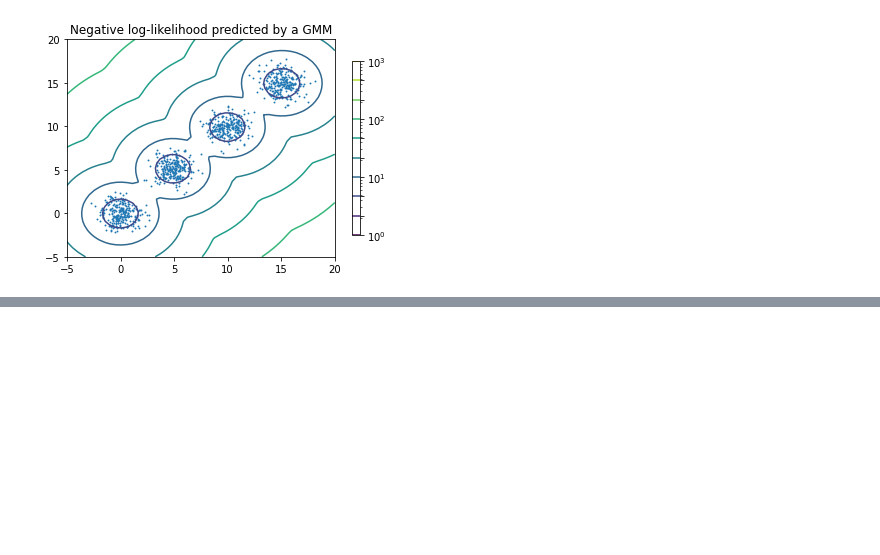
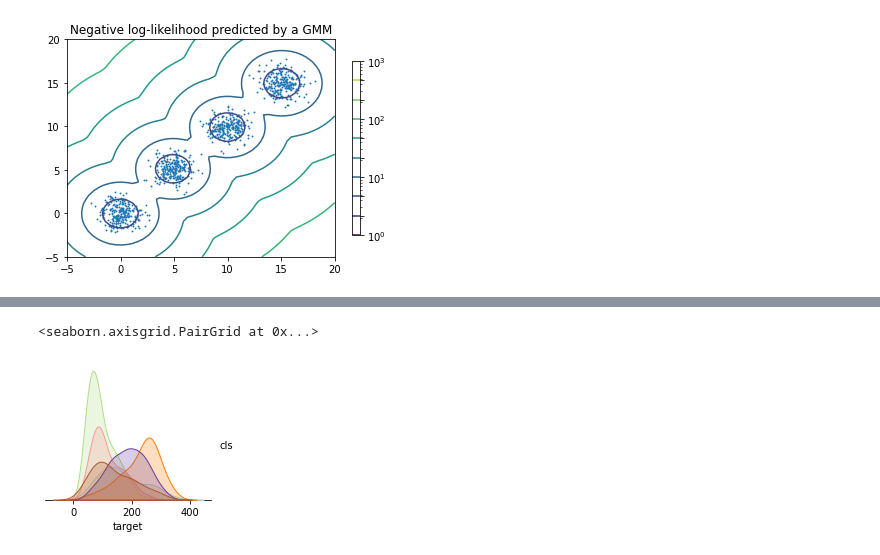
Before and after one commit to yasuhiroinoue/AppMathSci, a Jupyter notebook: 応用数理(2021_12_13).ipynb, the cells around one changed output, grey strips where cells are left out. Saved outputs shown, nothing was run; the diff lists cells and outputs as text; code cells hidden in the pictures; blank space fills up the shorter version.

```diff
--- a/応用数理(2021_12_13).ipynb
+++ b/応用数理(2021_12_13).ipynb
@@ -508,0 +551,34 @@ plt.show()
+# %%
+## 説明変数からドロップするものを変えると、クラスタリングの結果も変わるので試してみよう。
+X=df_X.drop(['age','sex','s1','s3','s4','s6'],axis=1)
+# %%
+lowest_aic = np.infty
+aic = []
+n_components_range = range(1, 7)
+cv_types = ["spherical", "tied", "diag", "full"]
+for cv_type in cv_types:
+    for n_components in n_components_range:
+        # Fit a Gaussian mixture with EM
+        gmm = mixture.GaussianMixture(
+            n_components=n_components, covariance_type=cv_type
+        )
+        gmm.fit(X)
+
+        aic.append(gmm.aic(X))
+        if aic[-1] < lowest_aic:
+            lowest_aic = aic[-1]
+            best_gmm = gmm
+aic = np.array(aic)
+color_iter = itertools.cycle(["navy", "turquoise", "cornflowerblue", "darkorange"])
+clf = best_gmm
+# %%
+Y_ = clf.predict(X)
+# %%
+## クラスタリングした結果は、target値の小中大に対応するようだ
+## (target値を使わずに分けていることに注意)
+res_y = pd.DataFrame(Y_,columns=['cls'])
+res = pd.concat([res_y,df_T],axis=1)
+sns.pairplot(res,hue='cls',palette='Paired_r', corner=True)
+# %% [output]
+<seaborn.axisgrid.PairGrid at 0x...>
+[figure, added]
```
Also changed, not shown: parts of 8 cells of this notebook.
